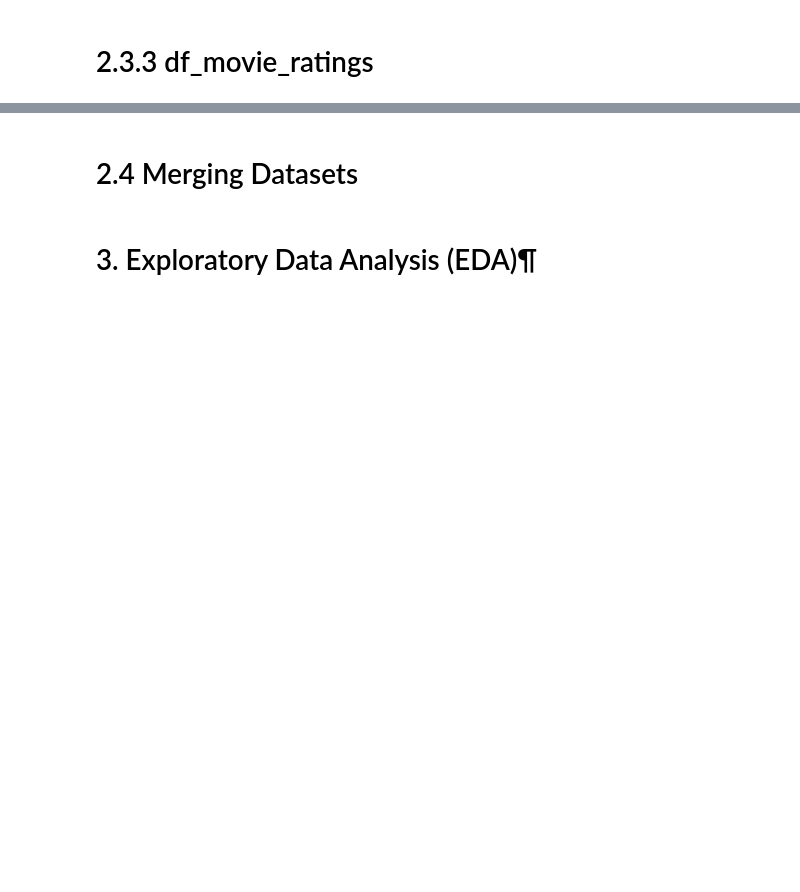
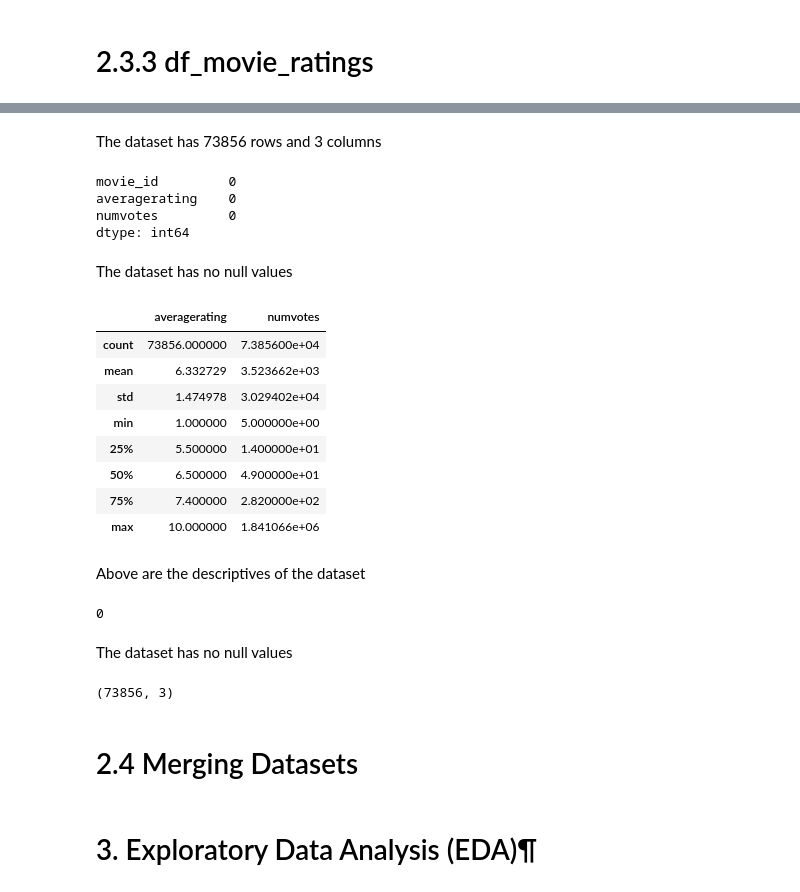
Before and after one commit to BrianKip035/dsc-phase-1-project-v2-4, a Jupyter notebook: student.ipynb, the cells around one changed output, grey strips where cells are left out. Cells and saved outputs as stored; diff of their text form; code cells hidden in the pictures; blank space fills up the shorter version.

Commit message:
first commit-data cleaning

```diff
--- a/student.ipynb
+++ b/student.ipynb
@@ -710,3 +906,47 @@ df_movie_ratings.shape
+# %% [markdown]
+The dataset has 73856 rows and 3 columns
+# %%
+#checking for null values
+
+df_movie_ratings.isna().sum()
+# %% [output]
+movie_id         0
+averagerating    0
+numvotes         0
+dtype: int64
+# %% [markdown]
+The dataset
+has no null values
+# %%
+#checking the descriptive statistics
+
+df_movie_ratings.describe()
+# %% [output]
+|  | averagerating | numvotes |
+| count | 73856.000000 | 7.385600e+04 |
+| mean | 6.332729 | 3.523662e+03 |
+| std | 1.474978 | 3.029402e+04 |
+| min | 1.000000 | 5.000000e+00 |
+| 25% | 5.500000 | 1.400000e+01 |
+| 50% | 6.500000 | 4.900000e+01 |
+| 75% | 7.400000 | 2.820000e+02 |
+| max | 10.000000 | 1.841066e+06 |
+# %% [markdown]
+Above are the descriptives of the dataset
+# %%
+# check for duplicates in the data
+
+df_movie_ratings.duplicated().sum()
+# %% [output]
+0
+# %% [markdown]
+The dataset has no null values
+# %%
+#getting the shape of the dataset
+
+df_movie_ratings.shape
+# %% [output]
+(73856, 3)
 # %% [markdown]
 # 2.4 Merging Datasets
 # %% [markdown]
```
Also changed, not shown: parts of 50 cells of this notebook.
